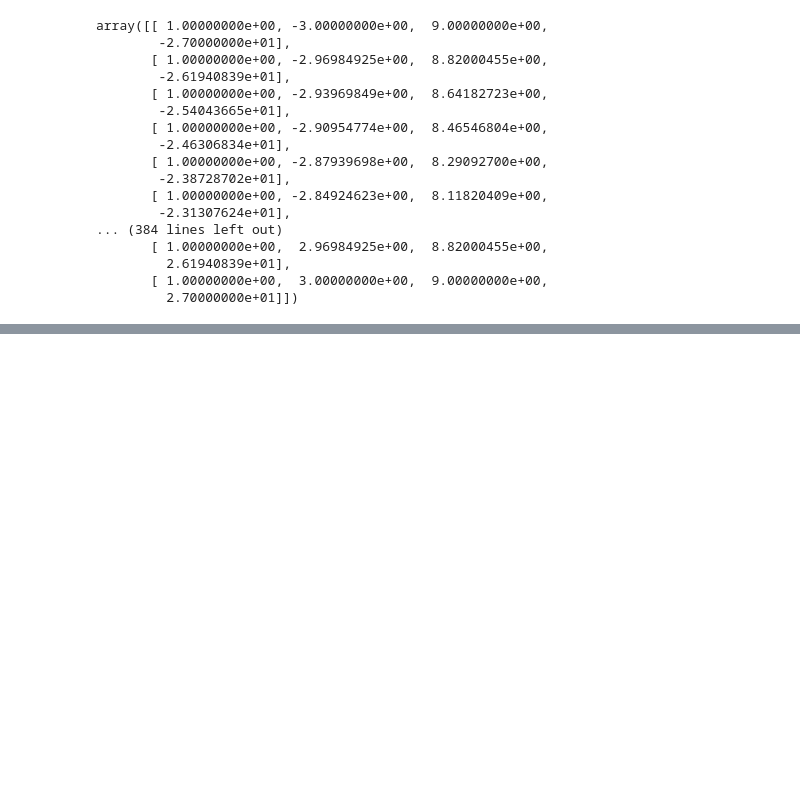
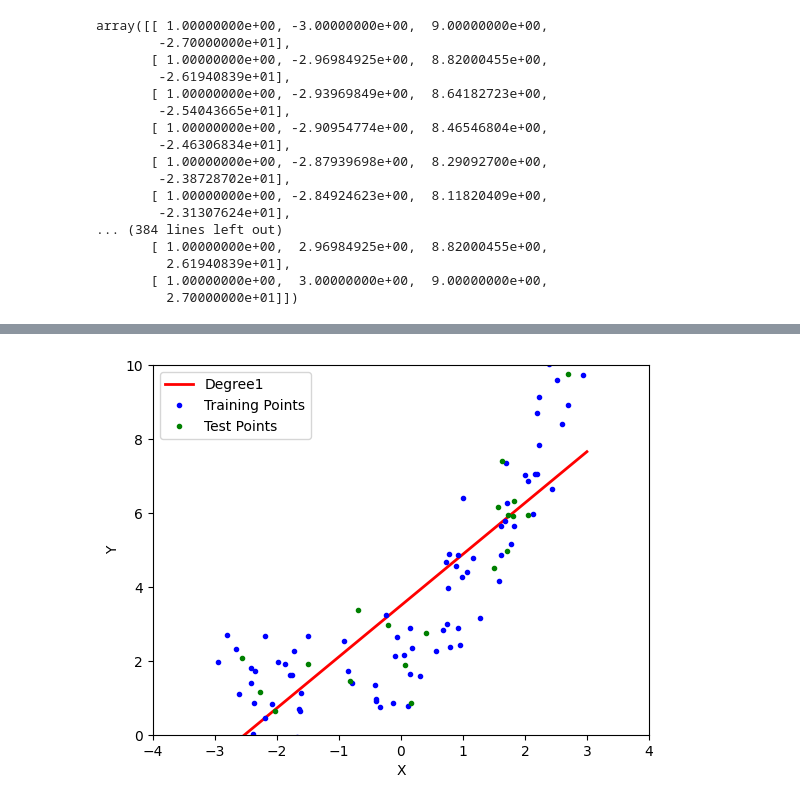
Before and after one commit to Surajgupta001/MACHINE-LEARNING, a Jupyter notebook: Python/18-Linear Regression/18.3-PolynomialRegression.ipynb, the cells around one changed output, grey strips where cells are left out. Cells and saved outputs as stored; diff of their text form; code cells hidden in the pictures; blank space fills up the shorter version.

Commit message:
understading pipeline concept and how to implement it in polynomial regression to given any degree

```diff
--- a/Python/18-Linear Regression/18.3-PolynomialRegression.ipynb
+++ b/Python/18-Linear Regression/18.3-PolynomialRegression.ipynb
@@ -229,0 +249,28 @@ plt.show()
+# %%
+def poly_regression(degree):
+    x_new = np.linspace(-3, 3, 200).reshape(200, 1)
+
+    poly_features = PolynomialFeatures(degree=degree, include_bias=True)
+    linear_regression = LinearRegression()
+
+    poly_regression = Pipeline([
+        ("poly_features", poly_features),
+        ("linear_regression", linear_regression)
+    ])
+
+    poly_regression.fit(X_train, y_train) # Polynomial and fot of linear regression together
+    y_pred_new = poly_regression.predict(x_new)
+
+    # Plotting predictions line
+    plt.plot(x_new, y_pred_new, 'r-', linewidth=2, label='Degree' + str(degree))
+    plt.plot(X_train, y_train, 'b.', label='Training Points', linewidth=3)
+    plt.plot(X_test, y_test, 'g.', label='Test Points', linewidth=3)
+    plt.legend(loc='upper left')
+    plt.xlabel("X")
+    plt.ylabel("Y")
+    plt.axis([-4, 4, 0, 10])
+    plt.show()
+# %%
+poly_regression(degree=1)
+# %% [output]
+[figure, added]
```
Also changed, not shown: parts of 19 cells of this notebook.
